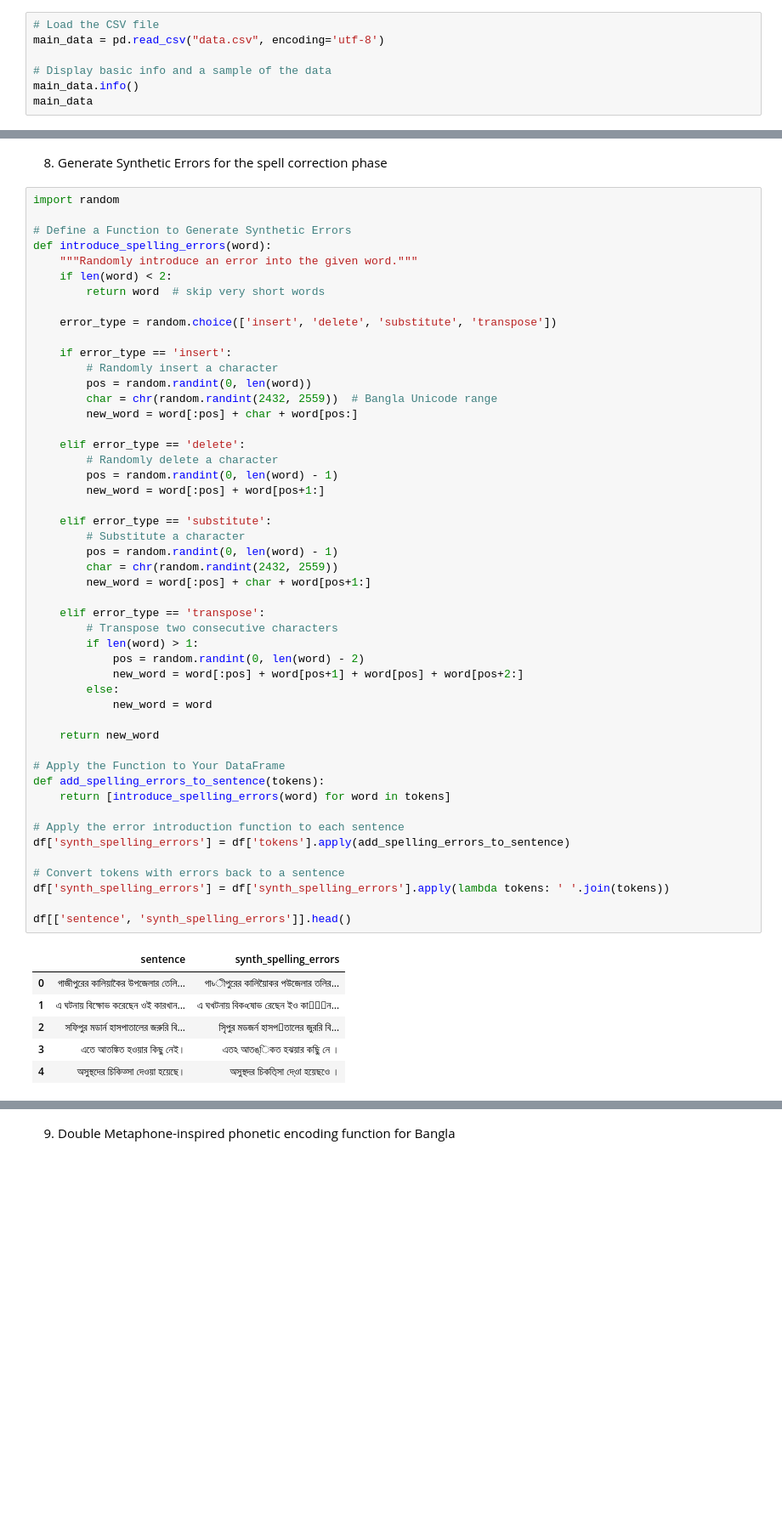
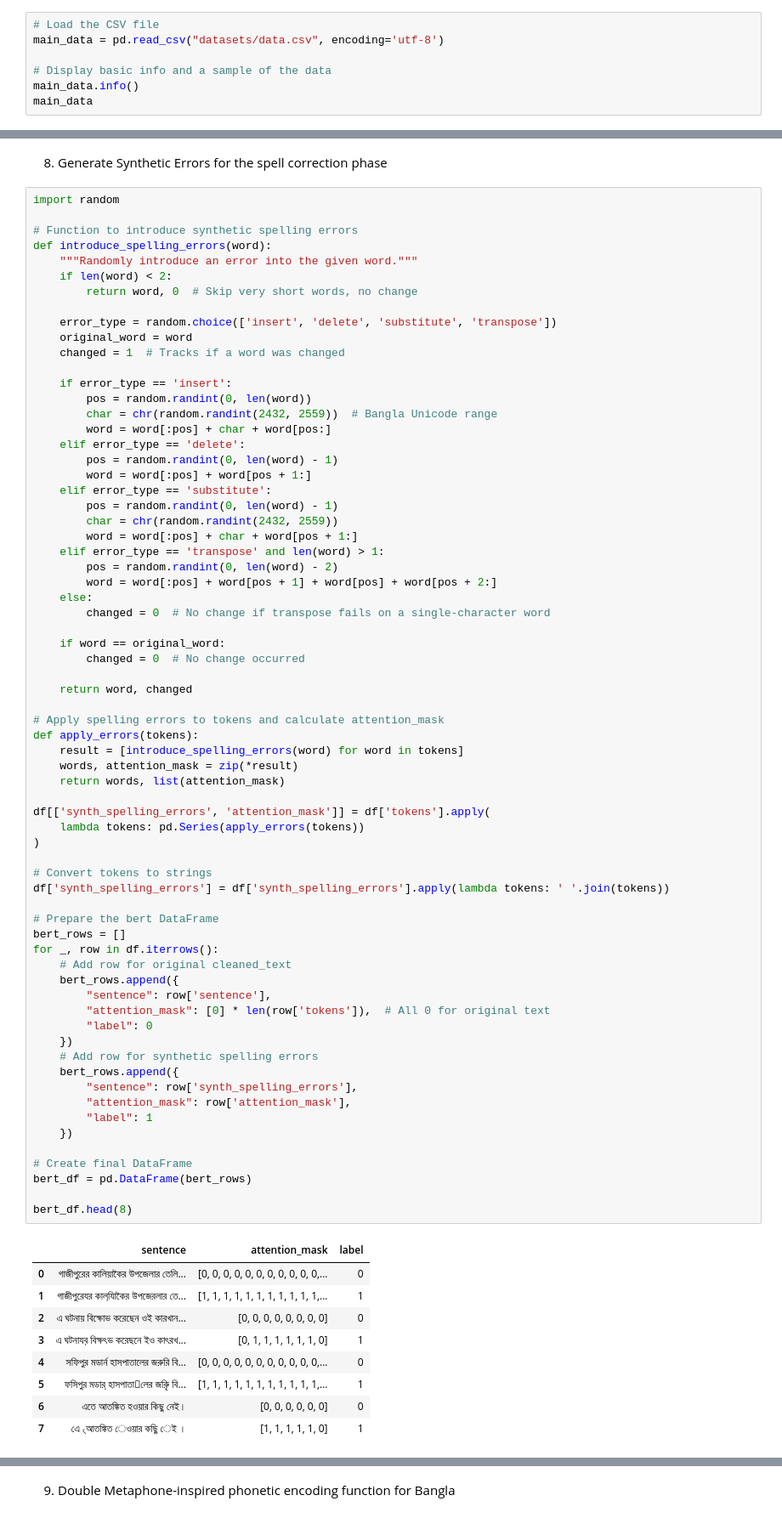
Before and after one commit to thetrishir/Brammerly, a Jupyter notebook: data_preparation.ipynb, the cells around one changed output, grey strips where cells are left out. Shown at 85% size. Saved outputs shown, nothing was run; the diff lists cells and outputs as text; blank space fills up the shorter version.

```diff
--- a/data_preparation.ipynb
+++ b/data_preparation.ipynb
@@ -42,7 +29,7 @@ Note: you may need to restart the kernel to use updated packages.
 2: Load the newspaper dataset
 # %%
 # Load the CSV file
-main_data = pd.read_csv("data.csv", encoding='utf-8')
+main_data = pd.read_csv("datasets/data.csv", encoding='utf-8')
 
 # Display basic info and a sample of the data
 main_data.info()
@@ -275,56 +298,78 @@ print(df['incorrect_sentence'].iloc[5])
 # %%
 import random
 
-# Define a Function to Generate Synthetic Errors
+# Function to introduce synthetic spelling errors
 def introduce_spelling_errors(word):
     """Randomly introduce an error into the given word."""
     if len(word) < 2:
-        return word  # skip very short words
+        return word, 0  # Skip very short words, no change
 
     error_type = random.choice(['insert', 'delete', 'substitute', 'transpose'])
+    original_word = word
+    changed = 1  # Tracks if a word was changed
 
     if error_type == 'insert':
-        # Randomly insert a character
         pos = random.randint(0, len(word))
         char = chr(random.randint(2432, 2559))  # Bangla Unicode range
-        new_word = word[:pos] + char + word[pos:]
-
+        word = word[:pos] + char + word[pos:]
     elif error_type == 'delete':
-        # Randomly delete a character
         pos = random.randint(0, len(word) - 1)
-        new_word = word[:pos] + word[pos+1:]
-
+        word = word[:pos] + word[pos + 1:]
     elif error_type == 'substitute':
-        # Substitute a character
         pos = random.randint(0, len(word) - 1)
         char = chr(random.randint(2432, 2559))
-        new_word = word[:pos] + char + word[pos+1:]
+        word = word[:pos] + char + word[pos + 1:]
+    elif error_type == 'transpose' and len(word) > 1:
+        pos = random.randint(0, len(word) - 2)
+        word = word[:pos] + word[pos + 1] + word[pos] + word[pos + 2:]
+    else:
+        changed = 0  # No change if transpose fails on a single-character word
 
-    elif error_type == 'transpose':
-        # Transpose two consecutive characters
-        if len(word) > 1:
-            pos = random.randint(0, len(word) - 2)
-            new_word = word[:pos] + word[pos+1] + word[pos] + word[pos+2:]
-        else:
-            new_word = word
+    if word == original_word:
+        changed = 0  # No change occurred
 
-    return new_word
+    return word, changed
 
-# Apply the Function to Your DataFrame
-def add_spelling_errors_to_sentence(tokens):
-    return [introduce_spelling_errors(word) for word in tokens]
+# Apply spelling errors to tokens and calculate attention_mask
+def apply_errors(tokens):
+    result = [introduce_spelling_errors(word) for word in tokens]
+    words, attention_mask = zip(*result)
+    return words, list(attention_mask)
 
-# Apply the error introduction function to each sentence
-df['synth_spelling_errors'] = df['tokens'].apply(add_spelling_errors_to_sentence)
+df[['synth_spelling_errors', 'attention_mask']] = df['tokens'].apply(
+    lambda tokens: pd.Series(apply_errors(tokens))
+)
 
-# Convert tokens with errors back to a sentence
+# Convert tokens to strings
 df['synth_spelling_errors'] = df['synth_spelling_errors'].apply(lambda tokens: ' '.join(tokens))
 
-df[['sentence', 'synth_spelling_errors']].head()
+# Prepare the bert DataFrame
+bert_rows = []
+for _, row in df.iterrows():
+    # Add row for original cleaned_text
+    bert_rows.append({
+        "sentence": row['sentence'],
+        "attention_mask": [0] * len(row['tokens']),  # All 0 for original text
+        "label": 0
+    })
+    # Add row for synthetic spelling errors
+    bert_rows.append({
+        "sentence": row['synth_spelling_errors'],
+        "attention_mask": row['attention_mask'],
+        "label": 1
+    })
+
+# Create final DataFrame
+bert_df = pd.DataFrame(bert_rows)
+
+bert_df.head(8)
 # %% [output]
-|  | sentence | synth_spelling_errors |
-| 0 | গাজীপুরের কালিয়াকৈর উপজেলার তেলি... | গা৳ীপুরের কালিয়াৈকর পউজেলার তলির... |
-| 1 | এ ঘটনায় বিক্ষোভ করেছেন ওই কারখান... | এ ঘখটনায় বিক৹ষোভ রেছেন ইও কার৾ান... |
-| 2 | সফিপুর মডার্ন হাসপাতালের জরুরি বি... | সৃিপুর মডজর্ন হাসপ৛তালের জুররি বি... |
-| 3 | এতে আতঙ্কিত হওয়ার কিছু নেই। | এতঽ আতঙ্িকত হঝয়ার কছিু নে । |
-| 4 | অসুস্থদের চিকিত্সা দেওয়া হয়েছে। | অসুস্থদর চিকতি্সা দেও়া হয়েছওে । |
+|  | sentence | attention_mask | label |
+| 0 | গাজীপুরের কালিয়াকৈর উপজেলার তেলি... | [0, 0, 0, 0, 0, 0, 0, 0, 0, 0, 0,... | 0 |
+| 1 | গাজীপুরেযর কালযি়াকৈর উপজেরলার তে... | [1, 1, 1, 1, 1, 1, 1, 1, 1, 1, 1,... | 1 |
+| 2 | এ ঘটনায় বিক্ষোভ করেছেন ওই কারখান... | [0, 0, 0, 0, 0, 0, 0, 0] | 0 |
+| 3 | এ ঘটনাযব় বিক্ষৎভ করেছনে ইও কাৎরখ... | [0, 1, 1, 1, 1, 1, 1, 0] | 1 |
+| 4 | সফিপুর মডার্ন হাসপাতালের জরুরি বি... | [0, 0, 0, 0, 0, 0, 0, 0, 0, 0, 0,... | 0 |
+| 5 | ফসিপুর মডার্ হাসপাতা৆লের জরুৃি বি... | [1, 1, 1, 1, 1, 1, 1, 1, 1, 1, 1,... | 1 |
+| 6 | এতে আতঙ্কিত হওয়ার কিছু নেই। | [0, 0, 0, 0, 0, 0] | 0 |
+| 7 | এে ৻আতঙ্কিত েওয়ার কছিু েই । | [1, 1, 1, 1, 1, 0] | 1 |
```
Also changed, not shown: parts of 18 cells of this notebook, 4 other files.
